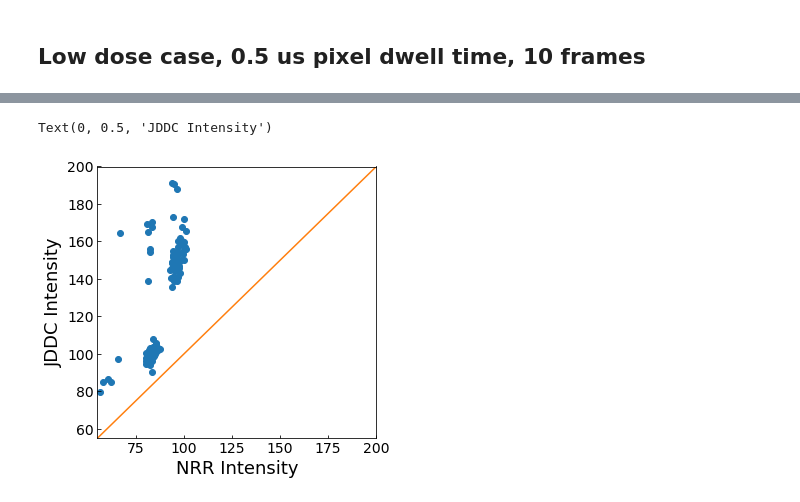
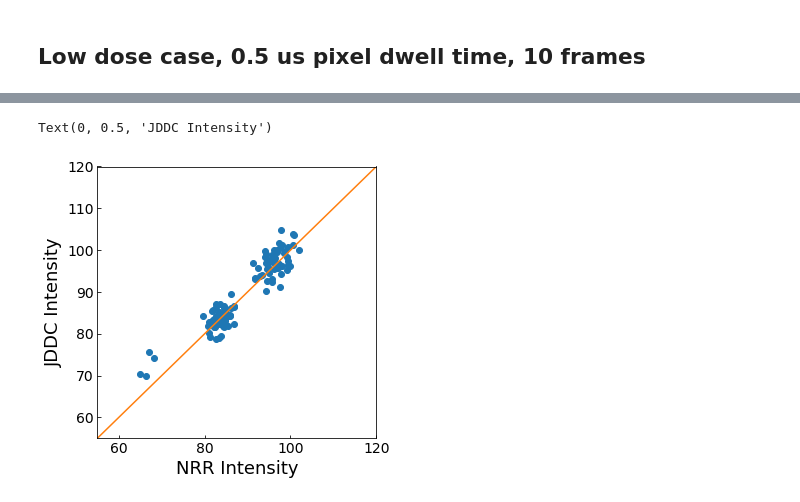
Before and after one commit to CY-Zhang/PyProcessingCodes, a Jupyter notebook: JDDC/QuantTest_exp.ipynb, the cells around one changed output, grey strips where cells are left out. Cells and saved outputs as stored; diff of their text form; code cells hidden in the pictures.

Commit message:
Updated JDDC tests

```diff
--- a/JDDC/QuantTest_exp.ipynb
+++ b/JDDC/QuantTest_exp.ipynb
@@ -115,7 +115,7 @@ Text(0, 0.5, 'JDDC Intensity')
 # %% [markdown]
 ## Low dose case, 0.5 us pixel dwell time, 10 frames
 # %%
-path = 'D:/2020/JDDC/DoseTest_exp/10Frames/10Frames_B1_results/'
+path = 'D:/2020/JDDC/DoseTest_exp/2Frames/Y2Test/2Frames_B1_50Y2/'
 image = loadFromQ2bz(path + 'bump-0_003.q2bz')
 defX = loadFromQ2bz(path + "bump-0_003-y_0.q2bz")
 defY = loadFromQ2bz(path + "bump-0_003-y_1.q2bz")
@@ -185,15 +232,15 @@ for i in range(len(peaks_x)):
 # %%
 fig = plt.figure(figsize=[5,5])
 plt.scatter(intensity_NRR, intensity_JDDC)
-plt.plot(np.linspace(55,200,1000),np.linspace(55,200,1000),'-',color='#ff7f0e',linewidth=1.5)
-plt.xlim([55,200])
-plt.ylim([55,200])
+plt.plot(np.linspace(55,120,1000),np.linspace(55,120,1000),'-',color='#ff7f0e',linewidth=1.5)
+plt.xlim([55,120])
+plt.ylim([55,120])
 plt.tick_params(direction='in',labelsize = 14)
 plt.xlabel('NRR Intensity',fontsize=18)
 plt.ylabel('JDDC Intensity',fontsize=18)
 # %% [output]
 Text(0, 0.5, 'JDDC Intensity')
-[figure, old version]
+[figure, new version]
 # %%
 def create_circular_mask(h, w, center=None, radius=None):
 
```
Also changed, not shown: parts of 5 cells of this notebook, 4 other files.
